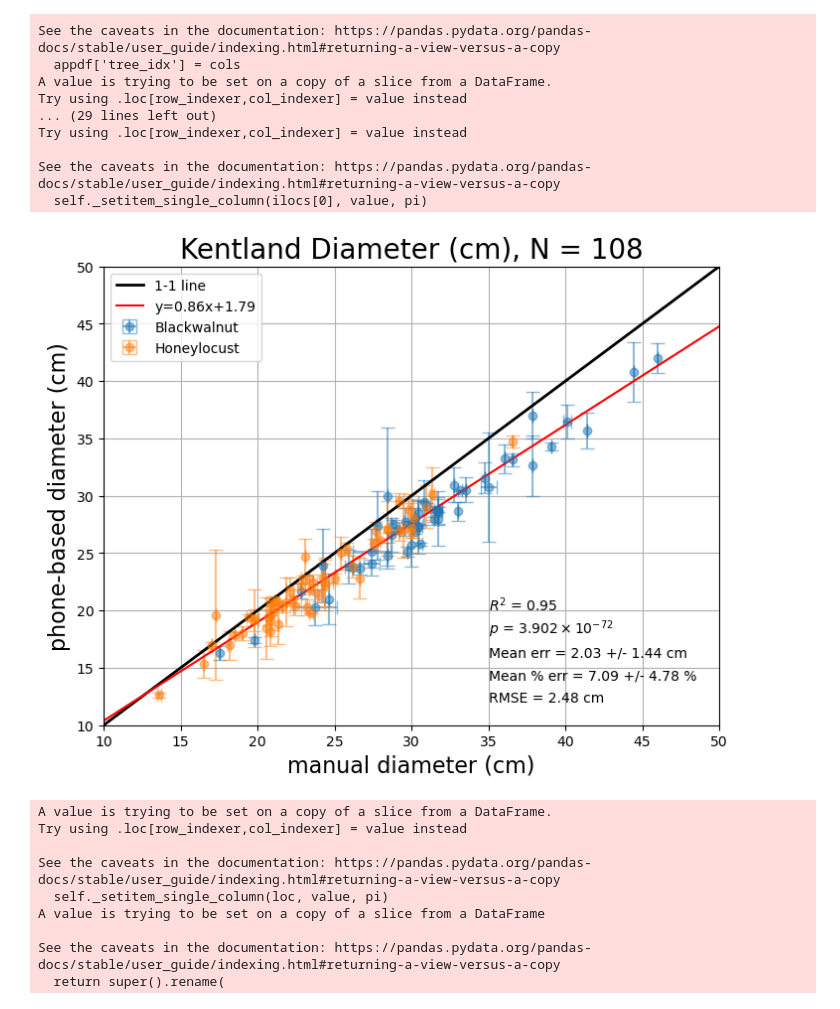
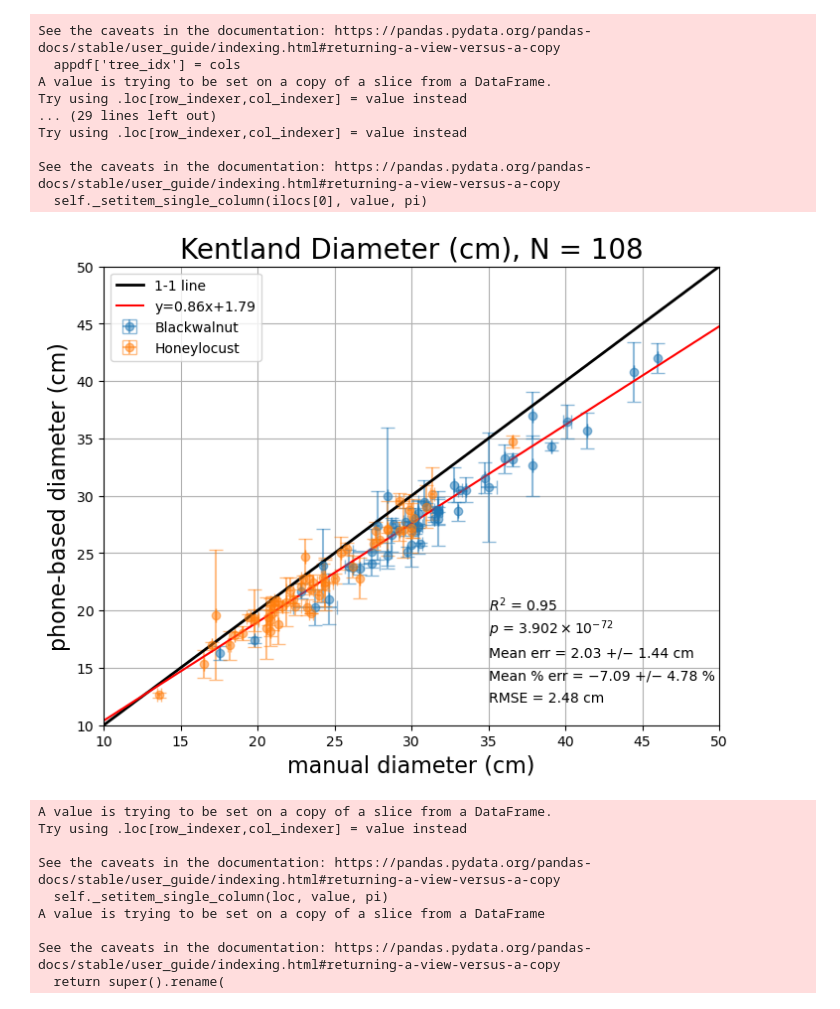
Before and after one commit to WorkingTrees/SamplingPaper, a Jupyter notebook: code/compile_process_analyze_FIN.ipynb, the cells around one changed output. Cells and saved outputs as stored; diff of their text form; code cells hidden in the pictures.

```diff
--- a/code/compile_process_analyze_FIN.ipynb
+++ b/code/compile_process_analyze_FIN.ipynb
@@ -281,36 +281,36 @@ ax.plot([0,300],[0,300],'k-', lw=2, label = '1-1 line')
 # Compute regression
 slope, intercept, r_value, p_value, std_err = stats.linregress(appdf_mean['man mean'].astype(float), appdf_mean['app mean'])
 
 # Mean absolute error
 mae = np.nanmean((appdf_mean['man mean'] - appdf_mean['app mean']))
 mae_std = np.nanstd((appdf_mean['man mean'] - appdf_mean['app mean']))
 mape = np.nanmean(((appdf_mean['man mean'] - appdf_mean['app mean']) / appdf_mean['man mean'])) * 100
 mape_std = np.nanstd(((appdf_mean['man mean'] - appdf_mean['app mean']) / appdf_mean['man mean'])) * 100
 rmse = ((appdf_mean['man mean'] - appdf_mean['app mean']) ** 2).mean() ** .5
 
 # regression line
 line = slope*np.linspace(0,300)+ intercept
 plt.plot(np.linspace(0,300), line, 'r', label='y={:.2f}x+{:.2f}'.format(slope,intercept))
 plt.annotate("$R^2$ = {}".format(str(round(r_value**2,2))), [35,20])
 plt.annotate("$p$ = {}".format(sci_notation(p_value)), [35,18])
-plt.annotate("Mean err = {} +/- {} cm".format(str(round(mae,2)),str(round(mae_std,2))), [35,16])
-plt.annotate("Mean % err = {} +/- {} %".format(str(round(mape,2)),str(round(mape_std,2))), [35,14])
+plt.annotate("Mean err = {} +/\u2212 {} cm".format(str(round(mae,2)),str(round(mae_std,2))), [35,16])
+plt.annotate("Mean % err = \u2212{} +/\u2212 {} %".format(str(round(abs(mape),2)),str(round(mape_std,2))), [35,14])
 plt.annotate("RMSE = {} cm".format(str(round(rmse,2))), [35,12])
 
 ax.legend()
 ax.set_xlim(10,50)
 ax.set_ylim(10,50)
 
 plt.xlabel("manual diameter (cm)", size = 16)
 plt.ylabel("phone-based diameter (cm)", size = 16)
 
 
 titlestr = "Kentland Diameter (cm), N = {}".format(str(108))
 plt.title(titlestr, size = 20)
 plt.grid()
 plt.show()
 # %% [output]
-[figure, old version]
+[figure, new version]
 # %%
 # Load the manual dataframes
 mandf1 = pd.read_excel("../data/manual/10_2022/Working Tree Kentland 2022_SP.xlsx", sheet_name = "Kentland 1")
```
Also changed, not shown: parts of 4 cells of this notebook.
